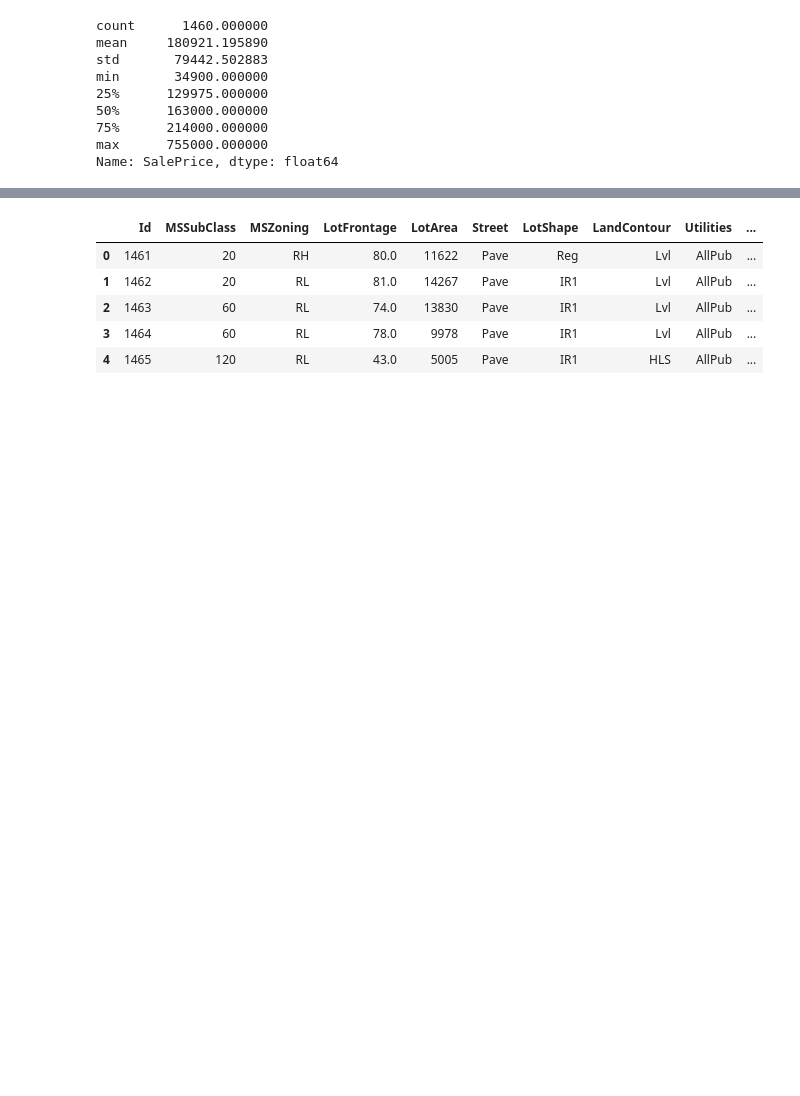
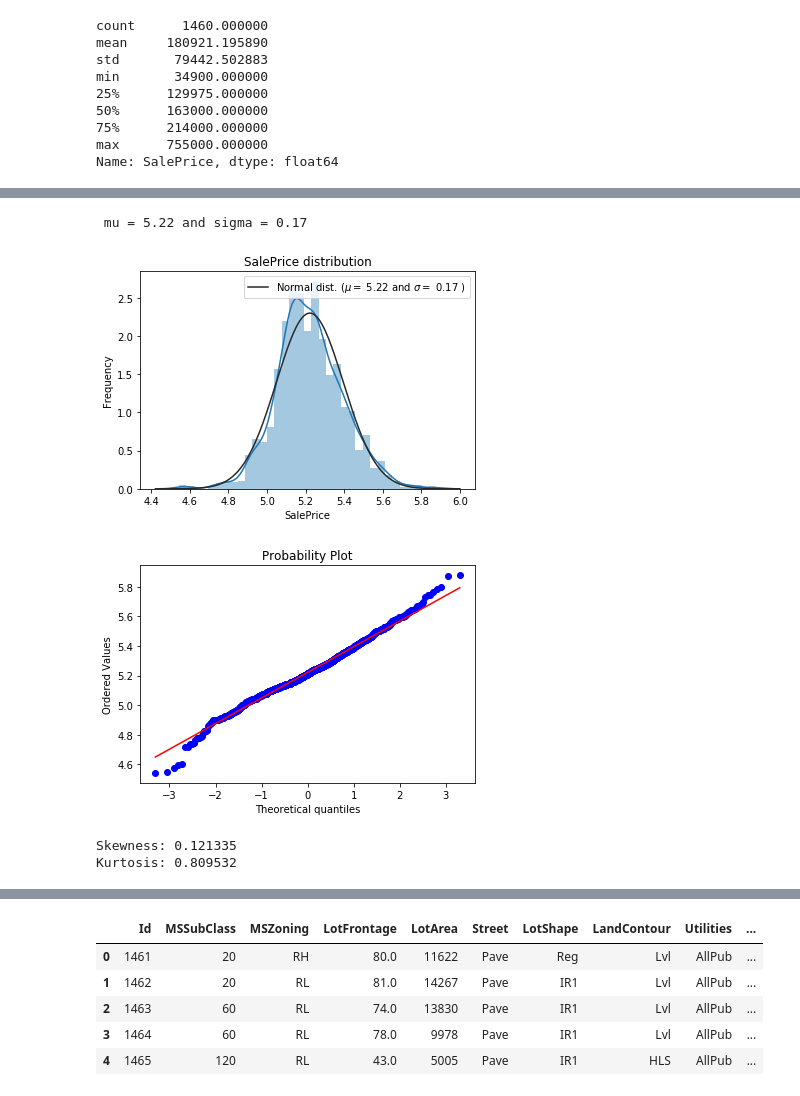
Before and after one commit to YSergey/Kaggle, a Jupyter notebook: House Prices/self.ipynb, the cells around one changed output, grey strips where cells are left out. Drawn from its saved outputs; the diff is of its cells as text; code cells hidden in the pictures; blank space fills up the shorter version.

```diff
--- a/House Prices/self.ipynb
+++ b/House Prices/self.ipynb
@@ -164,0 +82,28 @@ X_train.head()
+# %%
+#log transform
+
+import numpy as np
+
+SalePrice_new = np.log10(df_train['SalePrice'])
+
+sns.distplot(SalePrice_new, fit=norm)
+
+# Get the fitted parameters used by the function
+(mu, sigma) = norm.fit(SalePrice_new)
+print( '\n mu = {:.2f} and sigma = {:.2f}\n'.format(mu, sigma))
+plt.legend(['Normal dist. ($\mu=$ {:.2f} and $\sigma=$ {:.2f} )'.format(mu, sigma)],loc='best')
+plt.ylabel('Frequency')
+plt.title('SalePrice distribution')
+
+fig = plt.figure()
+res = stats.probplot(SalePrice_new, plot=plt)
+plt.show()
+
+print("Skewness: %f" % SalePrice_new.skew())
+print("Kurtosis: %f" % SalePrice_new.kurt())
+# %% [output]
+ mu = 5.22 and sigma = 0.17
+[figure, added]
+[figure, added]
+Skewness: 0.121335
+Kurtosis: 0.809532
```
Also changed, not shown: parts of 19 cells of this notebook.
